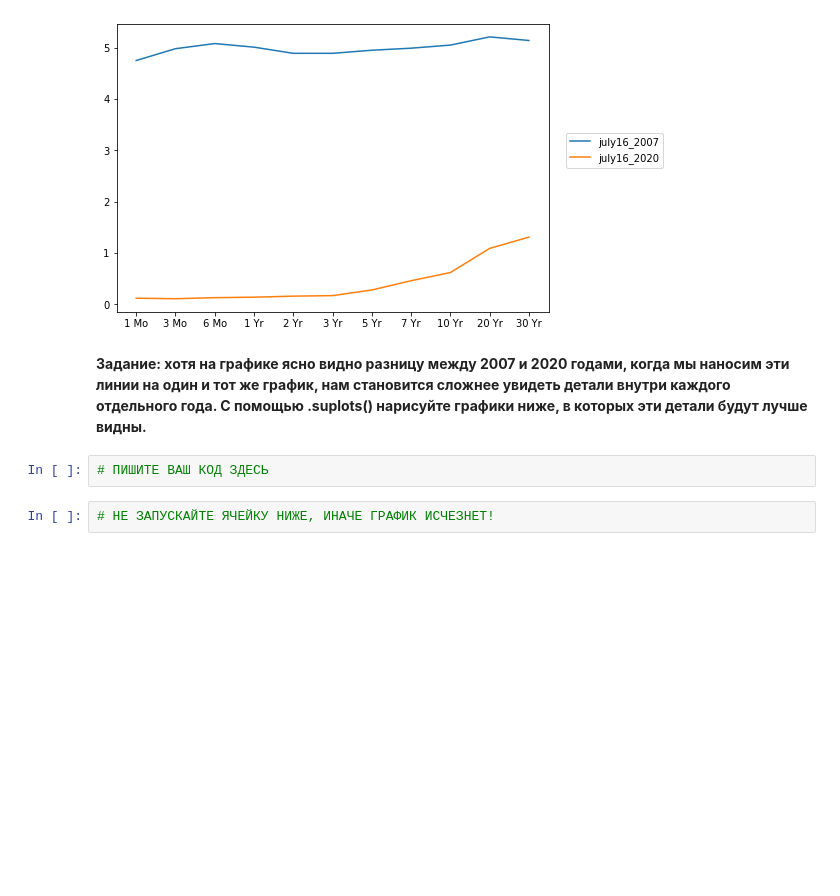
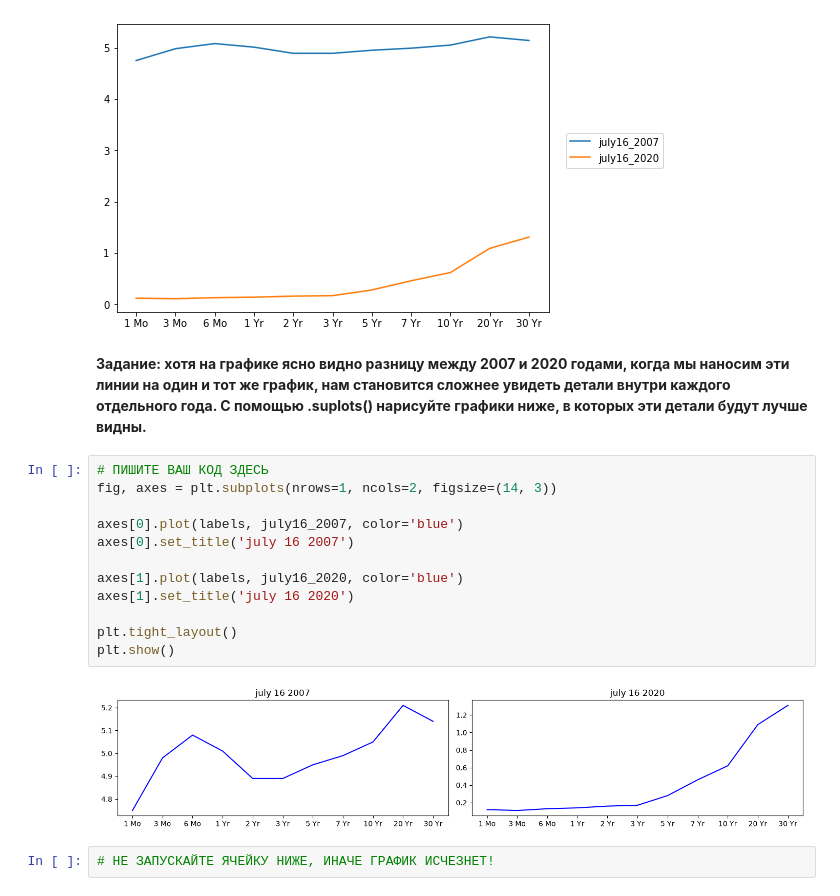
Before and after one commit to Svetlana184/PythonBase, a Jupyter notebook: 04-Matplotlib Exercises.ipynb, the cells around one changed output. Saved outputs shown, nothing was run; the diff lists cells and outputs as text; blank space fills up the shorter version.

```diff
--- a/04-Matplotlib Exercises.ipynb
+++ b/04-Matplotlib Exercises.ipynb
@@ -136,8 +156,20 @@ july16_2020 = [0.12,0.11,0.13,0.14,0.16,0.17,0.28,0.46,0.62,1.09,1.31]
 [figure]
 # %% [markdown]
 **Задание: хотя на графике ясно видно разницу между 2007 и 2020 годами, когда мы наносим эти линии на один и тот же график, нам становится сложнее увидеть детали внутри каждого отдельного года. С помощью .suplots() нарисуйте графики ниже, в которых эти детали будут лучше видны.**
-# %%
-# ПИШИТЕ ВАШ КОД ЗДЕСЬ
+# %%
+# ПИШИТЕ ВАШ КОД ЗДЕСЬ
+fig, axes = plt.subplots(nrows=1, ncols=2, figsize=(14, 3))
+
+axes[0].plot(labels, july16_2007, color='blue')
+axes[0].set_title('july 16 2007')
+
+axes[1].plot(labels, july16_2020, color='blue')
+axes[1].set_title('july 16 2020')
+
+plt.tight_layout()
+plt.show()
+# %% [output]
+[figure, added]
 # %%
 # НЕ ЗАПУСКАЙТЕ ЯЧЕЙКУ НИЖЕ, ИНАЧЕ ГРАФИК ИСЧЕЗНЕТ!
 # %%
```
Also changed, not shown: parts of 8 cells of this notebook, 2 other files.
